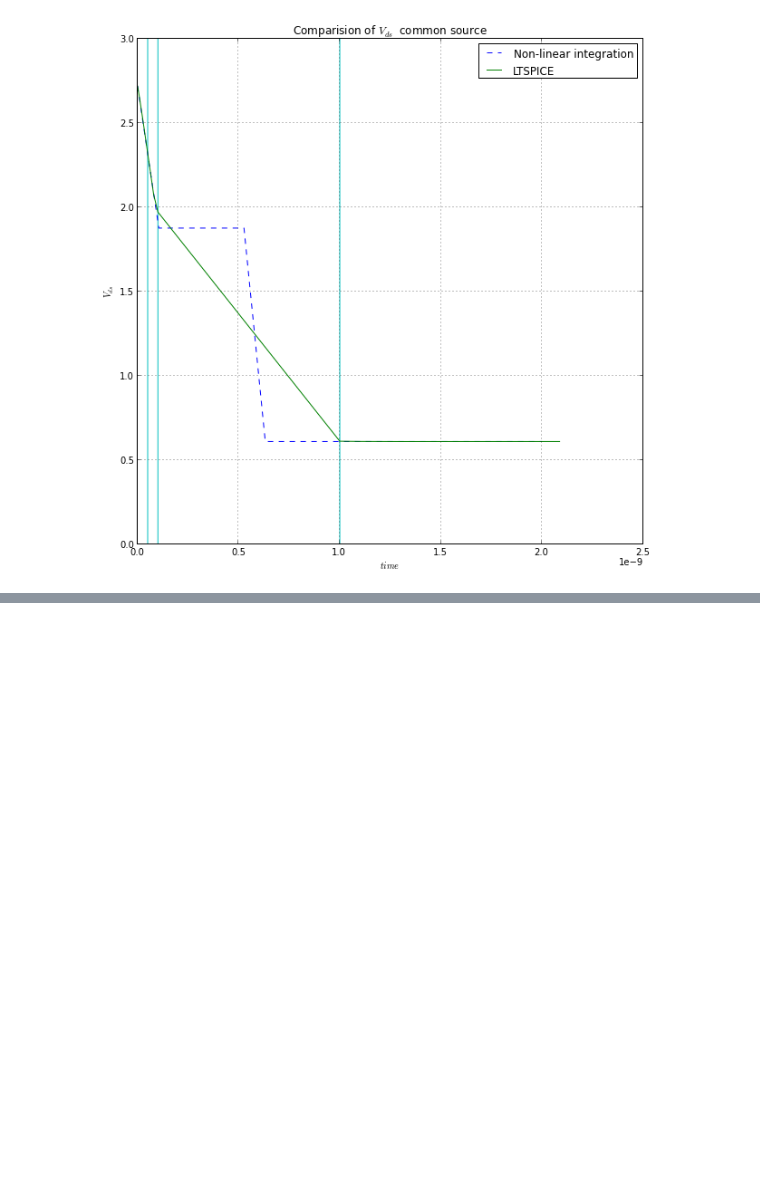
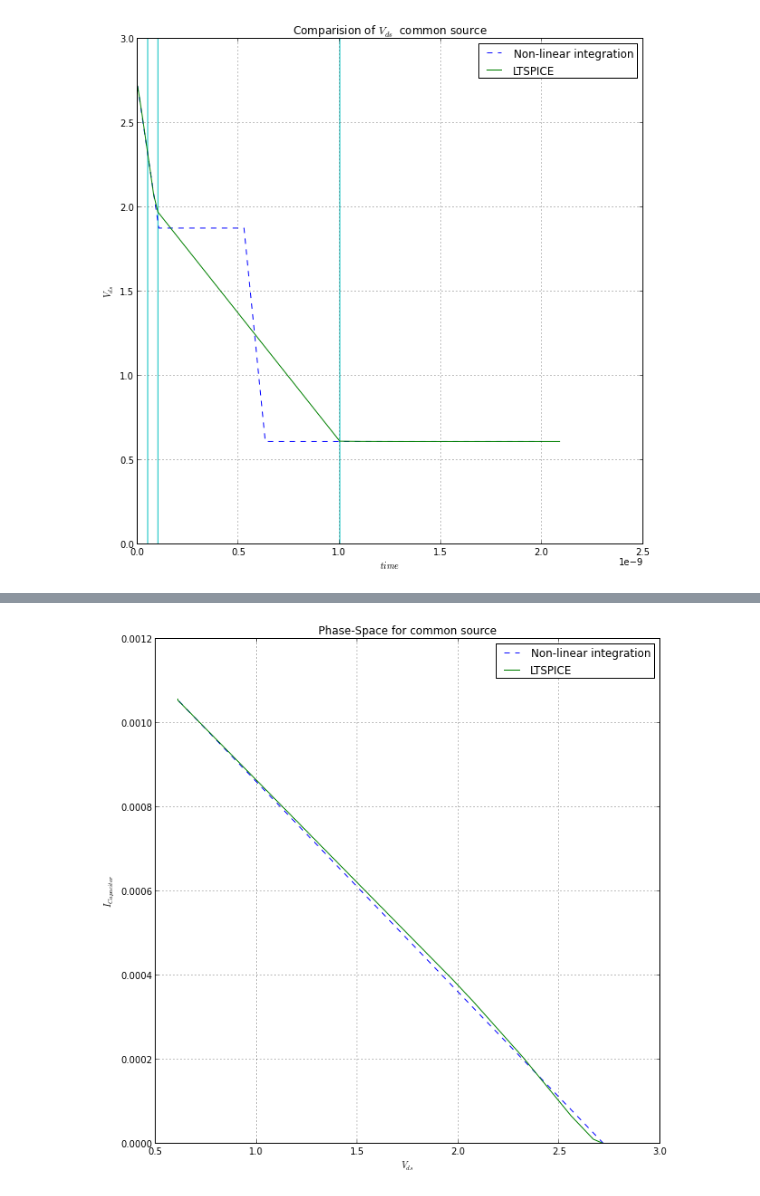
Before and after one commit to cvbrgava/ddp, a Jupyter notebook: notebook/cmnsrc_nonL_integration.ipynb, the cells around one changed output, grey strips where cells are left out. Cells and saved outputs as stored; diff of their text form; code cells hidden in the pictures; blank space fills up the shorter version.

```diff
--- a/notebook/cmnsrc_nonL_integration.ipynb
+++ b/notebook/cmnsrc_nonL_integration.ipynb
@@ -325,0 +343,13 @@ plt.show()
+# %%
+calc, = plt.plot(numpy.array([ float(solnPWL[i][0]) for i in range(20)] ),numpy.array([ -1*float(solnPWL[i][1]) for i in range(20)] ) , 'b--')
+spice, = plt.plot(voltage_SPICE,cap_SPICE,'g')
+plt.grid()
+plt.legend( (calc, spice) , ('Non-linear integration', 'LTSPICE') ,'upper right')
+plt.ylabel(r'$I_{Capacitor}$')
+plt.xlabel(r'$V_{ds}$')
+
+plt.figsize(10,10)
+plt.title('Phase-Space for common source')
+plt.show()
+# %% [output]
+[figure, added]
```
Also changed, not shown: parts of 7 cells of this notebook.
